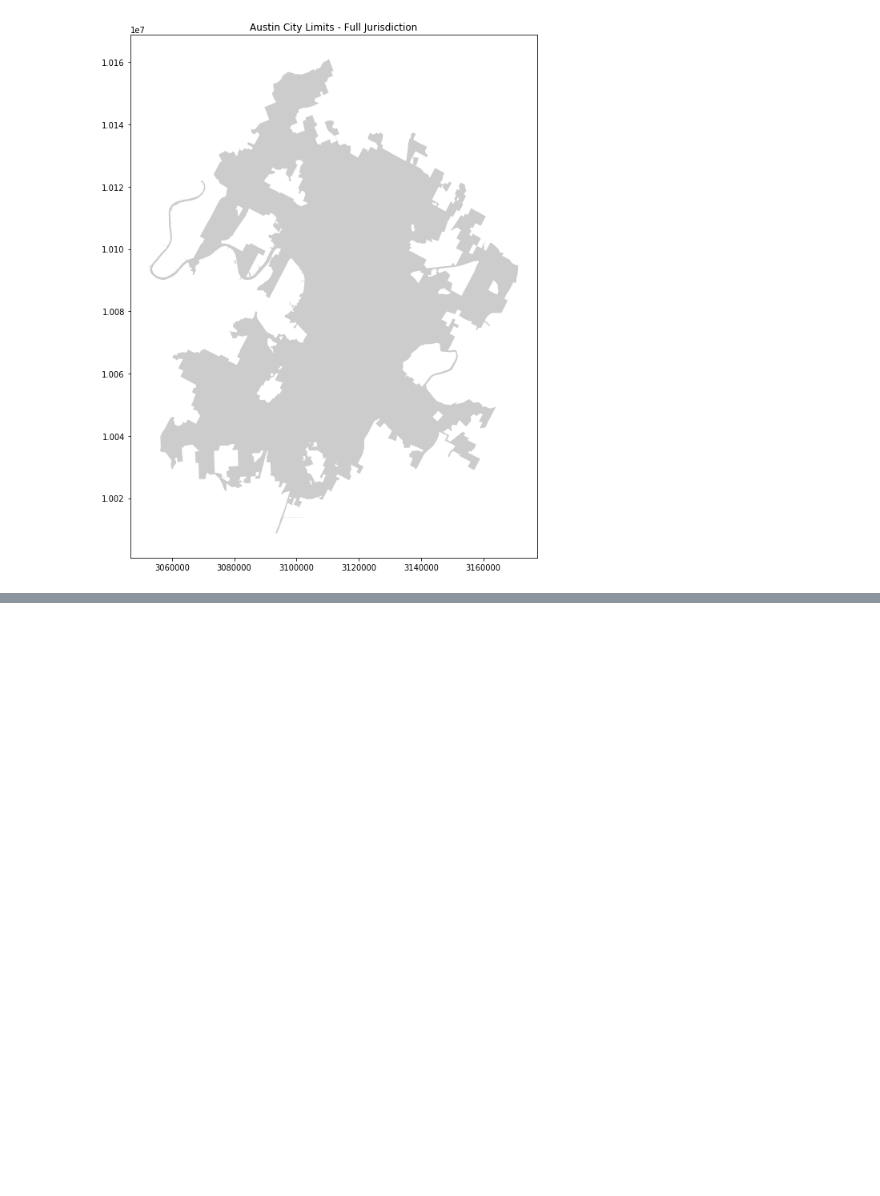
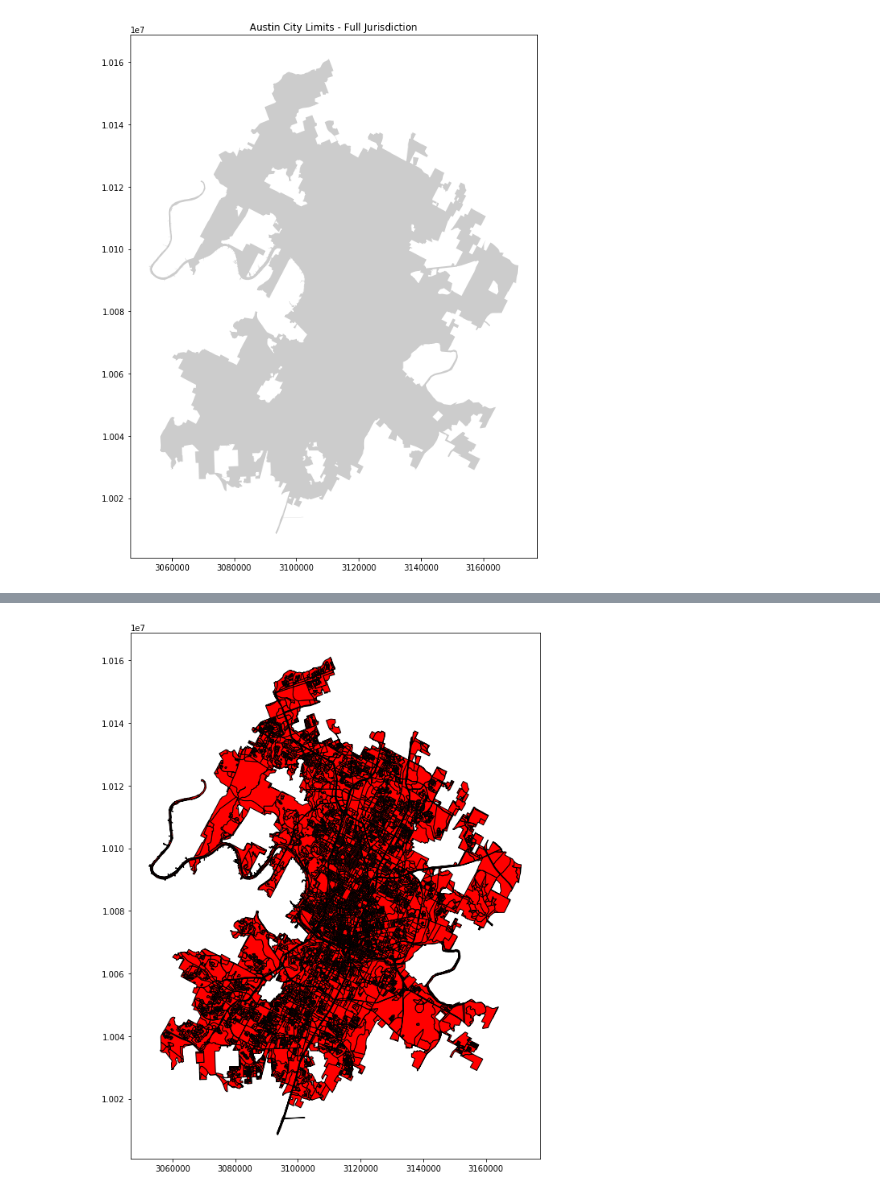
Before and after one commit to vsibarra/park-equity-atx, a Jupyter notebook: notebooks/UntitledJupTest.ipynb, the cells around one changed output, grey strips where cells are left out. Drawn from its saved outputs; the diff is of its cells as text; code cells hidden in the pictures; blank space fills up the shorter version.

```diff
--- a/notebooks/UntitledJupTest.ipynb
+++ b/notebooks/UntitledJupTest.ipynb
@@ -42,0 +69,2 @@ acl.to_file("test_acl.shp")
+# %%
+cbintersection = gpd.overlay(censusblocks, acl, how = 'intersection')
@@ -42,0 +87,9 @@ acl.to_file("test_acl.shp")
+# %%
+
+fig3, ax = plt.subplots(figsize=(12,12))
+base = cbintersection.plot(ax=ax, color="black", alpha=0.2)
+layer = cbintersection["geometry"].plot(ax=base, color='red', edgecolor = 'black')
+
+# cbi = cbintersection.plot(ax=ax, color=None, alpha=1)
+# %% [output]
+[figure, added]
```
Also changed, not shown: parts of 7 cells of this notebook.
